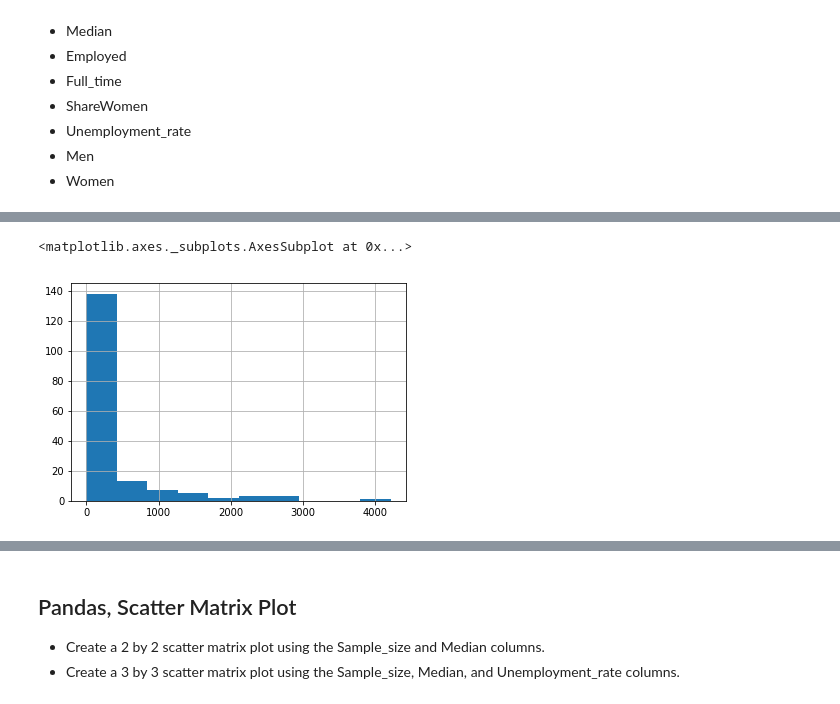
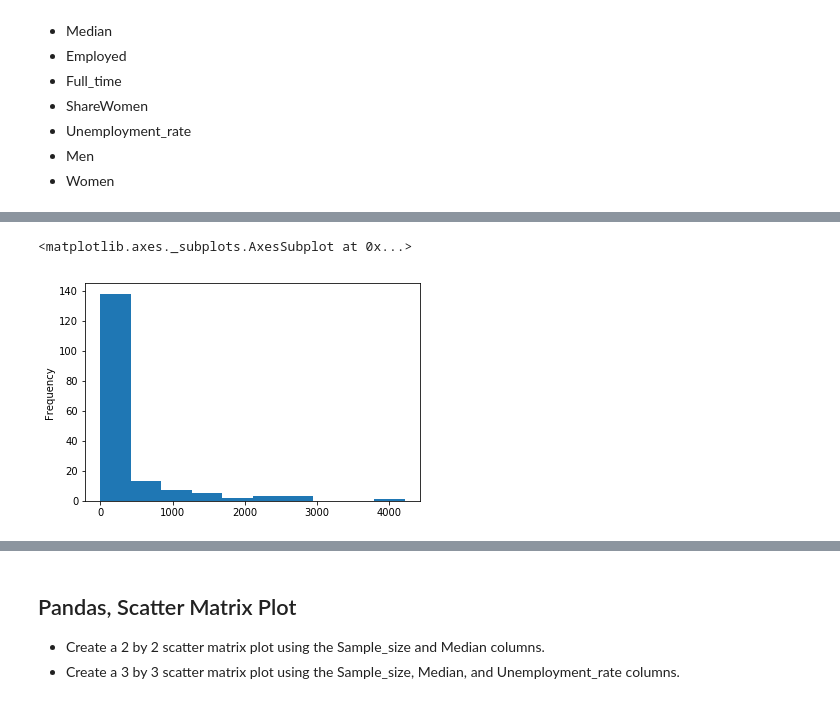
Before and after one commit to joshhmzhang/Practice-pamdas-plot---Visualizing-Earnings-Based-On-College-Majors, a Jupyter notebook: Basics.ipynb, the cells around one changed output, grey strips where cells are left out. Cells and saved outputs as stored; diff of their text form; code cells hidden in the pictures.

```diff
--- a/Basics.ipynb
+++ b/Basics.ipynb
@@ -82,5 +89,5 @@ Generate histograms to explore the distributions of the following columns:
 # %%
-recent_grads['Sample_size'].hist()
+recent_grads['Sample_size'].plot.hist()
 # %% [output]
 <matplotlib.axes._subplots.AxesSubplot at 0x...>
-[figure, old version]
+[figure, new version]
```
Also changed, not shown: parts of 10 cells of this notebook.
